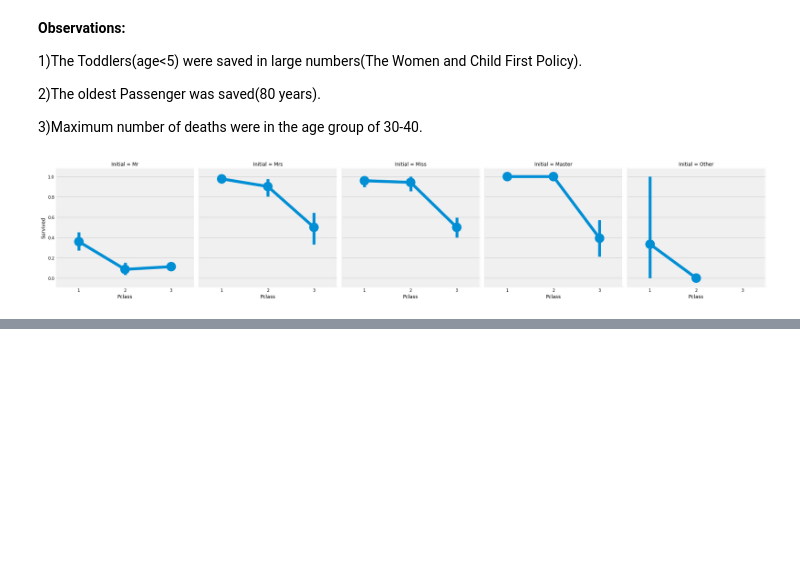
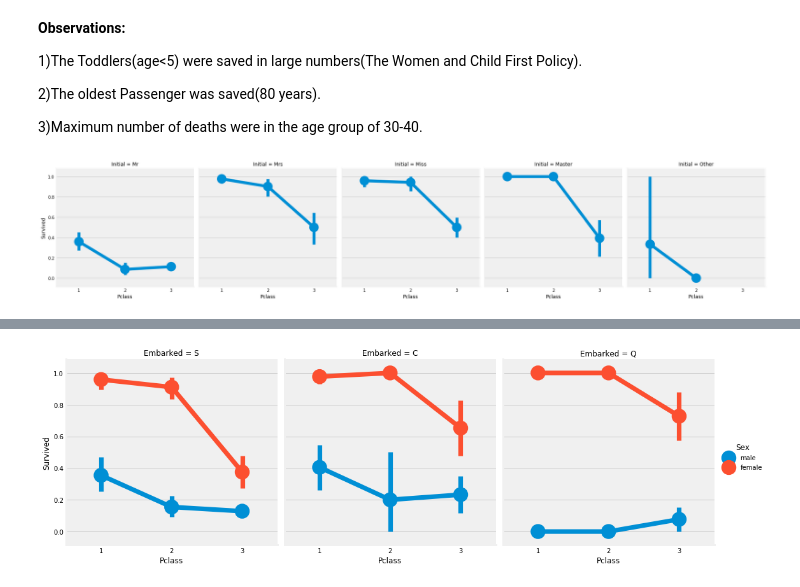
Before and after one commit to musainiramlee/Kaggle, a Jupyter notebook: Titanic Challenge.ipynb, the cells around one changed output, grey strips where cells are left out. Cells and saved outputs as stored; diff of their text form; code cells hidden in the pictures; blank space fills up the shorter version.

```diff
--- a/Titanic Challenge.ipynb
+++ b/Titanic Challenge.ipynb
@@ -263,0 +319,5 @@ plt.show()
+# %%
+sns.factorplot('Pclass','Survived',hue='Sex',col='Embarked',data=df)
+plt.show()
+# %% [output]
+[figure, added]
```
Also changed, not shown: parts of 26 cells of this notebook.
